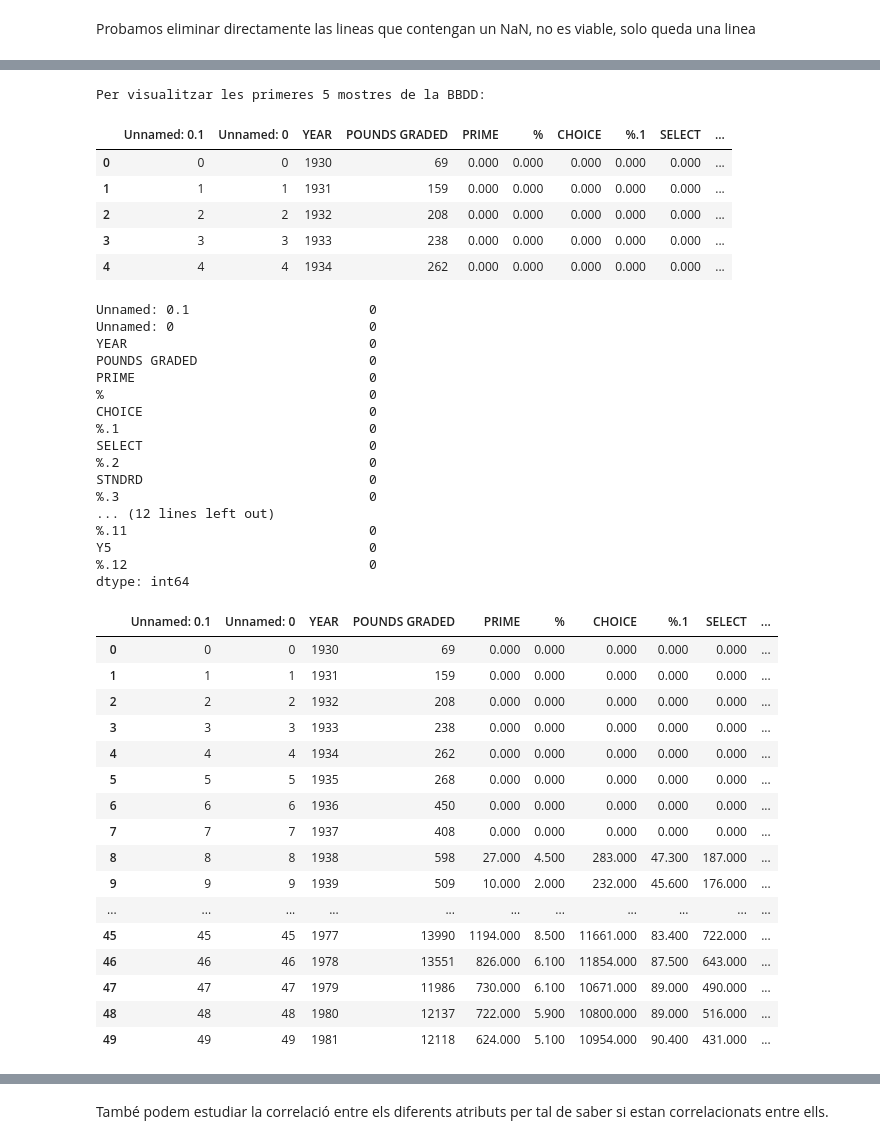
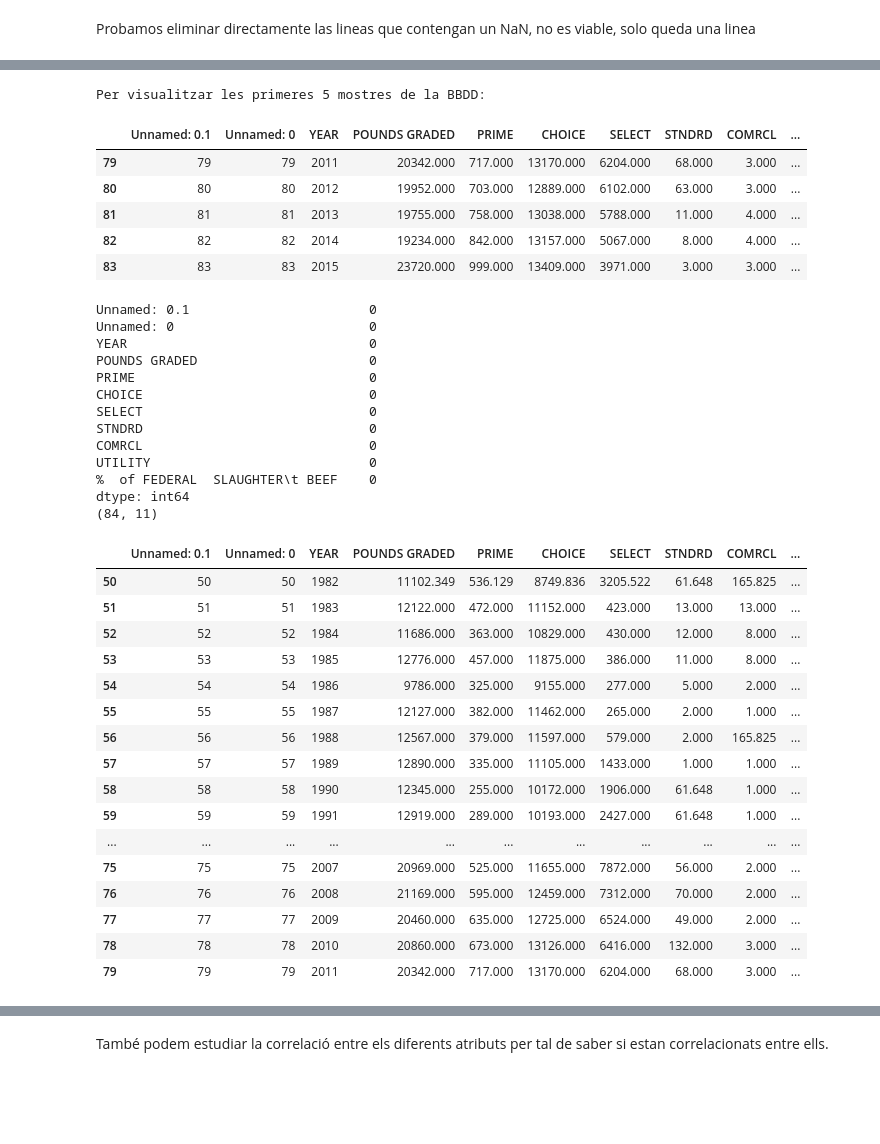
Before and after one commit to guillem-martinez/Practica1-ApC, a Jupyter notebook: Practica1-Regressio2022-GEI.ipynb, the cells around one changed output, grey strips where cells are left out. Drawn from its saved outputs; the diff is of its cells as text; code cells hidden in the pictures; blank space fills up the shorter version.

```diff
--- a/Practica1-Regressio2022-GEI.ipynb
+++ b/Practica1-Regressio2022-GEI.ipynb
@@ -520,52 +437,48 @@ Y5 <class 'numpy.float64'>
 # %%
 print("Per visualitzar les primeres 5 mostres de la BBDD:")
-datasetBeef.head()
+datasetBeef.tail()
 # %% [output]
 Per visualitzar les primeres 5 mostres de la BBDD:
-|  | Unnamed: 0.1 | Unnamed: 0 | YEAR | POUNDS GRADED | PRIME | % | CHOICE | %.1 | SELECT | ... |
-| 0 | 0 | 0 | 1930 | 69 | 0.000 | 0.000 | 0.000 | 0.000 | 0.000 | ... |
-| 1 | 1 | 1 | 1931 | 159 | 0.000 | 0.000 | 0.000 | 0.000 | 0.000 | ... |
-| 2 | 2 | 2 | 1932 | 208 | 0.000 | 0.000 | 0.000 | 0.000 | 0.000 | ... |
-| 3 | 3 | 3 | 1933 | 238 | 0.000 | 0.000 | 0.000 | 0.000 | 0.000 | ... |
-| 4 | 4 | 4 | 1934 | 262 | 0.000 | 0.000 | 0.000 | 0.000 | 0.000 | ... |
+|  | Unnamed: 0.1 | Unnamed: 0 | YEAR | POUNDS GRADED | PRIME | CHOICE | SELECT | STNDRD | COMRCL | ... |
+| 79 | 79 | 79 | 2011 | 20342.000 | 717.000 | 13170.000 | 6204.000 | 68.000 | 3.000 | ... |
+| 80 | 80 | 80 | 2012 | 19952.000 | 703.000 | 12889.000 | 6102.000 | 63.000 | 3.000 | ... |
+| 81 | 81 | 81 | 2013 | 19755.000 | 758.000 | 13038.000 | 5788.000 | 11.000 | 4.000 | ... |
+| 82 | 82 | 82 | 2014 | 19234.000 | 842.000 | 13157.000 | 5067.000 | 8.000 | 4.000 | ... |
+| 83 | 83 | 83 | 2015 | 23720.000 | 999.000 | 13409.000 | 3971.000 | 3.000 | 3.000 | ... |
 # %%
 nullCounter(datasetBeef)
-datasetBeef[0:50]
+datasetBeef[50:80]
 # %% [output]
 Unnamed: 0.1                       0
 Unnamed: 0                         0
 YEAR                               0
 POUNDS GRADED                      0
 PRIME                              0
-%                                  0
 CHOICE                             0
-%.1                                0
 SELECT                             0
-%.2                                0
 STNDRD                             0
-%.3                                0
-... (12 lines left out)
-%.11                               0
-Y5                                 0
-%.12                               0
+COMRCL                             0
+UTILITY                            0
+%  of FEDERAL  SLAUGHTER\t BEEF    0
 dtype: int64
+(84, 11)
-|  | Unnamed: 0.1 | Unnamed: 0 | YEAR | POUNDS GRADED | PRIME | % | CHOICE | %.1 | SELECT | ... |
-| 0 | 0 | 0 | 1930 | 69 | 0.000 | 0.000 | 0.000 | 0.000 | 0.000 | ... |
-| 1 | 1 | 1 | 1931 | 159 | 0.000 | 0.000 | 0.000 | 0.000 | 0.000 | ... |
-| 2 | 2 | 2 | 1932 | 208 | 0.000 | 0.000 | 0.000 | 0.000 | 0.000 | ... |
-| 3 | 3 | 3 | 1933 | 238 | 0.000 | 0.000 | 0.000 | 0.000 | 0.000 | ... |
-| 4 | 4 | 4 | 1934 | 262 | 0.000 | 0.000 | 0.000 | 0.000 | 0.000 | ... |
-| 5 | 5 | 5 | 1935 | 268 | 0.000 | 0.000 | 0.000 | 0.000 | 0.000 | ... |
-| 6 | 6 | 6 | 1936 | 450 | 0.000 | 0.000 | 0.000 | 0.000 | 0.000 | ... |
-| 7 | 7 | 7 | 1937 | 408 | 0.000 | 0.000 | 0.000 | 0.000 | 0.000 | ... |
-| 8 | 8 | 8 | 1938 | 598 | 27.000 | 4.500 | 283.000 | 47.300 | 187.000 | ... |
-| 9 | 9 | 9 | 1939 | 509 | 10.000 | 2.000 | 232.000 | 45.600 | 176.000 | ... |
+|  | Unnamed: 0.1 | Unnamed: 0 | YEAR | POUNDS GRADED | PRIME | CHOICE | SELECT | STNDRD | COMRCL | ... |
+| 50 | 50 | 50 | 1982 | 11102.349 | 536.129 | 8749.836 | 3205.522 | 61.648 | 165.825 | ... |
+| 51 | 51 | 51 | 1983 | 12122.000 | 472.000 | 11152.000 | 423.000 | 13.000 | 13.000 | ... |
+| 52 | 52 | 52 | 1984 | 11686.000 | 363.000 | 10829.000 | 430.000 | 12.000 | 8.000 | ... |
+| 53 | 53 | 53 | 1985 | 12776.000 | 457.000 | 11875.000 | 386.000 | 11.000 | 8.000 | ... |
+| 54 | 54 | 54 | 1986 | 9786.000 | 325.000 | 9155.000 | 277.000 | 5.000 | 2.000 | ... |
+| 55 | 55 | 55 | 1987 | 12127.000 | 382.000 | 11462.000 | 265.000 | 2.000 | 1.000 | ... |
+| 56 | 56 | 56 | 1988 | 12567.000 | 379.000 | 11597.000 | 579.000 | 2.000 | 165.825 | ... |
+| 57 | 57 | 57 | 1989 | 12890.000 | 335.000 | 11105.000 | 1433.000 | 1.000 | 1.000 | ... |
+| 58 | 58 | 58 | 1990 | 12345.000 | 255.000 | 10172.000 | 1906.000 | 61.648 | 1.000 | ... |
+| 59 | 59 | 59 | 1991 | 12919.000 | 289.000 | 10193.000 | 2427.000 | 61.648 | 1.000 | ... |
 | ... | ... | ... | ... | ... | ... | ... | ... | ... | ... | ... |
-| 45 | 45 | 45 | 1977 | 13990 | 1194.000 | 8.500 | 11661.000 | 83.400 | 722.000 | ... |
-| 46 | 46 | 46 | 1978 | 13551 | 826.000 | 6.100 | 11854.000 | 87.500 | 643.000 | ... |
-| 47 | 47 | 47 | 1979 | 11986 | 730.000 | 6.100 | 10671.000 | 89.000 | 490.000 | ... |
-| 48 | 48 | 48 | 1980 | 12137 | 722.000 | 5.900 | 10800.000 | 89.000 | 516.000 | ... |
-| 49 | 49 | 49 | 1981 | 12118 | 624.000 | 5.100 | 10954.000 | 90.400 | 431.000 | ... |
+| 75 | 75 | 75 | 2007 | 20969.000 | 525.000 | 11655.000 | 7872.000 | 56.000 | 2.000 | ... |
+| 76 | 76 | 76 | 2008 | 21169.000 | 595.000 | 12459.000 | 7312.000 | 70.000 | 2.000 | ... |
+| 77 | 77 | 77 | 2009 | 20460.000 | 635.000 | 12725.000 | 6524.000 | 49.000 | 2.000 | ... |
+| 78 | 78 | 78 | 2010 | 20860.000 | 673.000 | 13126.000 | 6416.000 | 132.000 | 3.000 | ... |
+| 79 | 79 | 79 | 2011 | 20342.000 | 717.000 | 13170.000 | 6204.000 | 68.000 | 3.000 | ... |
 # %%
 print("Per veure estadístiques dels atributs numèrics de la BBDD:")
 datasetBeef.describe()
```
Also changed, not shown: parts of 22 cells of this notebook, 1 other file.
